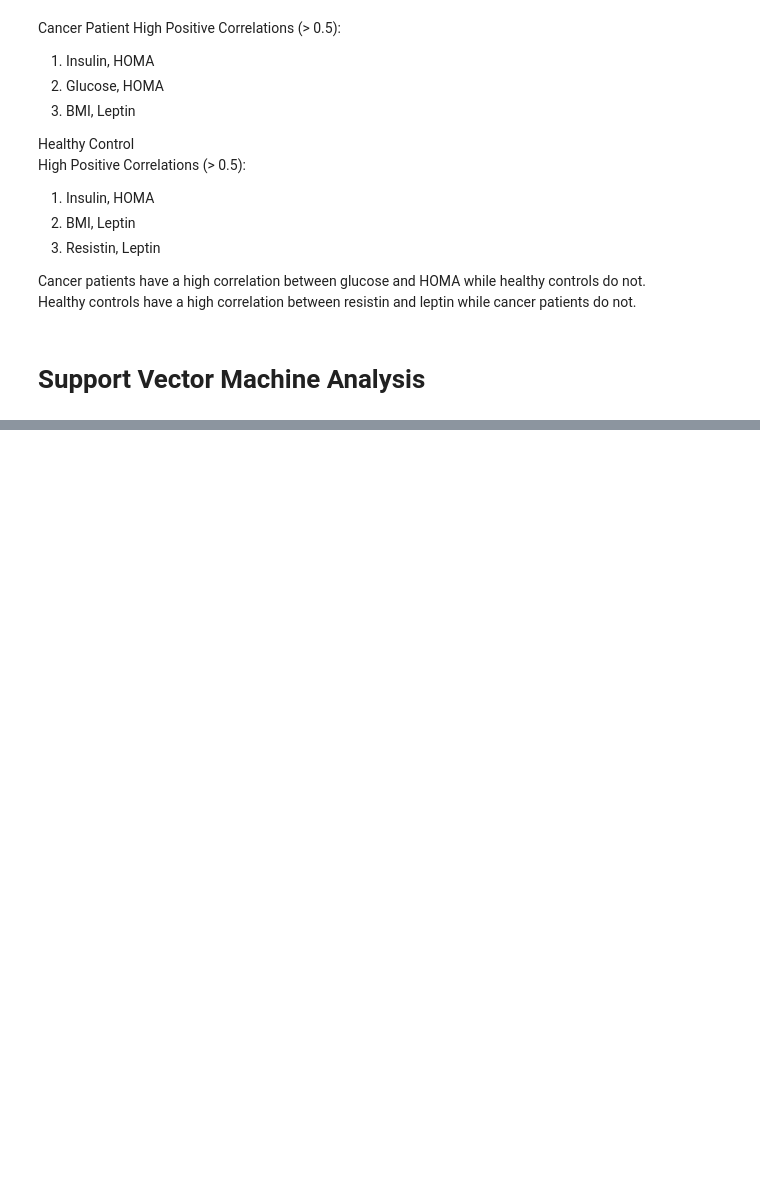
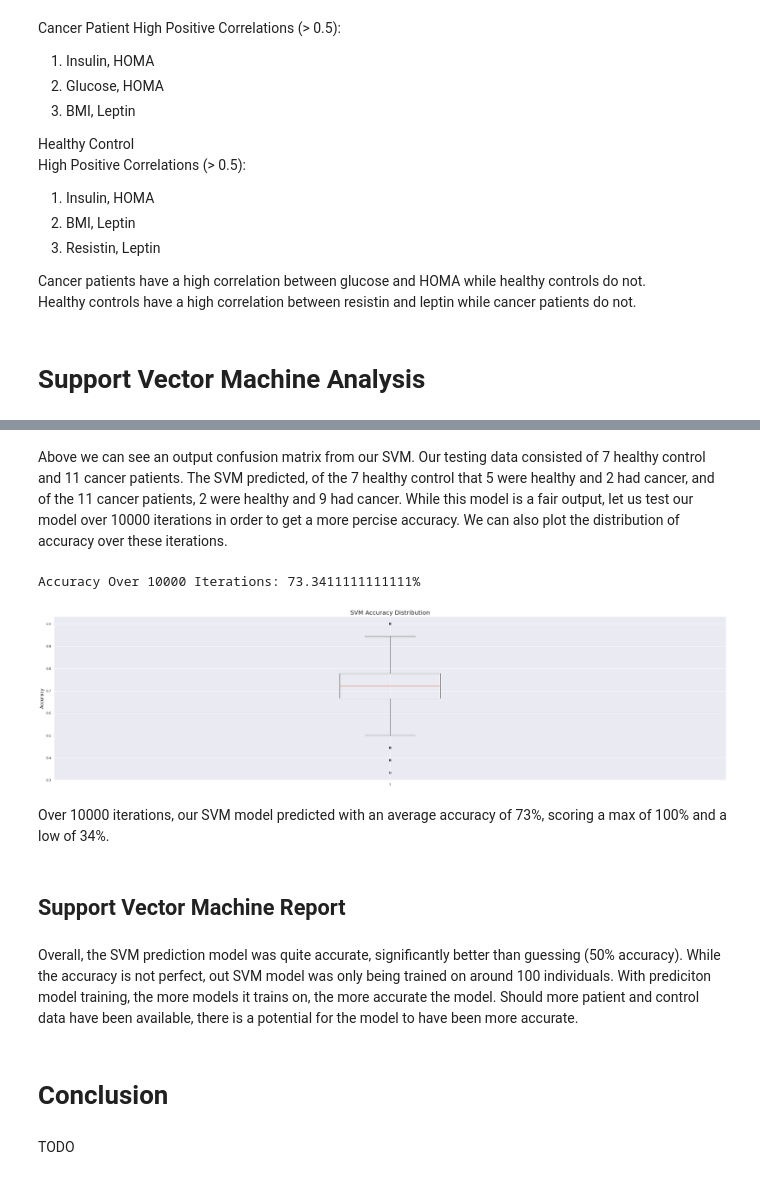
Before and after one commit to michaelmannino/cmsc320_Final, a Jupyter notebook: cancer_analysis.ipynb, the cells around one changed output, grey strips where cells are left out. Drawn from its saved outputs; the diff is of its cells as text; code cells hidden in the pictures; blank space fills up the shorter version.

Commit message:
SVM model; svm report

```diff
--- a/cancer_analysis.ipynb
+++ b/cancer_analysis.ipynb
@@ -541,4 +547,11 @@ Healthy controls have a high correlation between resistin and leptin while cance
 # %%
+def plot_box(data, title, xlabel, ylabel):
+    create_plot(title, xlabel, ylabel)
+
+    plt.boxplot(data)
+
+    plt.show()
+
 # Plot confusion matrix
 def plot_confusion(classifier, testing_data, testing_label, display_labels):
     fig, ax = plt.subplots(figsize=(20, 10))
@@ -549,14 +562,14 @@ def plot_confusion(classifier, testing_data, testing_label, display_labels):
     plt.show()
 
 def determine_accuracy(df, number_iterations=10000):
-    mean_accuarcy = 0
+    accuracy = np.zeros(shape=(number_iterations))
 
-    for _ in range(number_iterations):
+    for i in range(number_iterations):
         training_data, testing_data, training_label, testing_label = train_test_split(df.to_numpy()[:, :-1], df.to_numpy()[:, -1], test_size=0.15)
 
         classifier = svm.LinearSVC()
         classifier.fit(training_data, training_label)
 
-        mean_accuarcy += accuracy_score(testing_label, classifier.predict(testing_data))
+        accuracy[i] = accuracy_score(testing_label, classifier.predict(testing_data))
 
-    return mean_accuarcy / number_iterations
+    return accuracy, np.mean(accuracy)
@@ -573,3 +587,21 @@ plot_confusion(classifier, testing_data, testing_label, ['Healthy Control', 'Pat
+# %% [markdown]
+Above we can see an output confusion matrix from our SVM. Our testing data consisted of 7 healthy control and 11 cancer patients. The SVM predicted, of the 7 healthy control that 5 were healthy and 2 had cancer, and of the 11 cancer patients, 2 were healthy and 9 had cancer. While this model is a fair output, let us test our model over 10000 iterations in order to get a more percise accuracy. We can also plot the distribution of accuracy over these iterations.
 # %%
-accuracy = determine_accuracy(df)
-print(f'Accuracy Over 10000 Iterations: {accuracy}%')
+accuracies, accuracy = determine_accuracy(df)
+print(f'Accuracy Over 10000 Iterations: {accuracy * 100}%')
+# %% [output]
+Accuracy Over 10000 Iterations: 73.3411111111111%
+# %%
+plot_box(accuracies, 'SVM Accuracy Distribution', '', 'Accuracy')
+# %% [output]
+[figure, added]
+# %% [markdown]
+Over 10000 iterations, our SVM model predicted with an average accuracy of 73%, scoring a max of 100% and a low of 34%.
+# %% [markdown]
+## Support Vector Machine Report
+# %% [markdown]
+Overall, the SVM prediction model was quite accurate, significantly better than guessing (50% accuracy). While the accuracy is not perfect, out SVM model was only being trained on around 100 individuals. With prediciton model training, the more models it trains on, the more accurate the model. Should more patient and control data have been available, there is a potential for the model to have been more accurate.
+# %% [markdown]
+# Conclusion
+# %% [markdown]
+TODO
```
Also changed, not shown: parts of 3 cells of this notebook.
